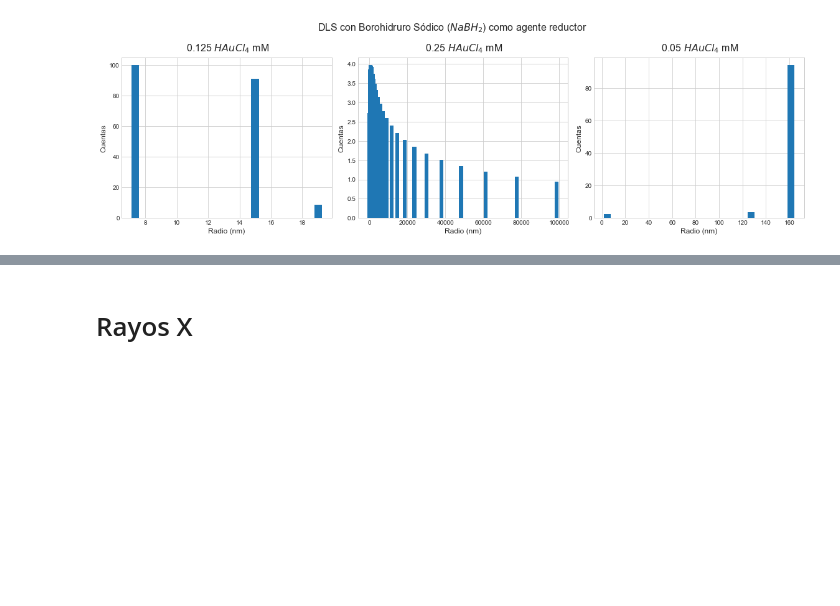
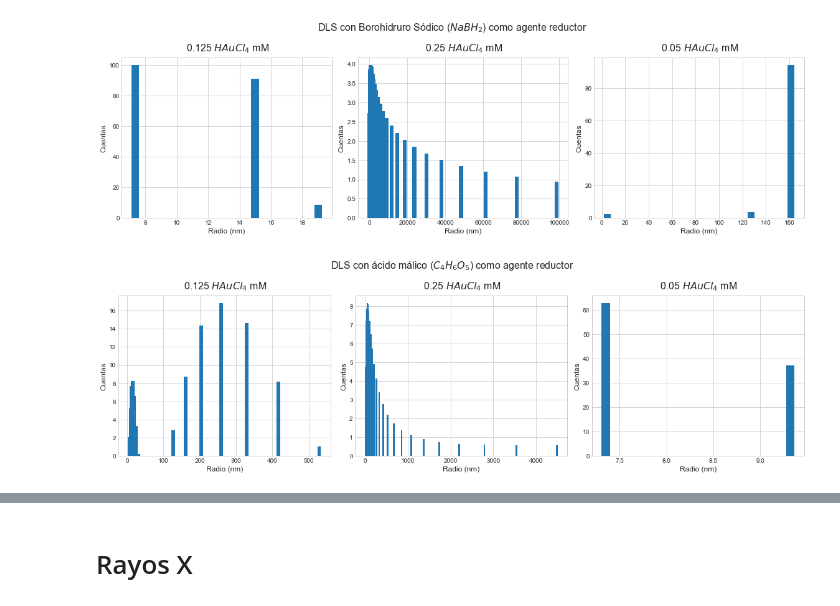
Before and after one commit to ursulapina/Gold-Nanoparticles, a Jupyter notebook: Resultados.ipynb, the cells around one changed output, grey strips where cells are left out. Saved outputs shown, nothing was run; the diff lists cells and outputs as text; code cells hidden in the pictures; blank space fills up the shorter version.

Commit message:
Add files via upload
This one includes all DLS graphs. There is a section with all the data without zeros, useful for deriving conclusions.

```diff
--- a/Resultados.ipynb
+++ b/Resultados.ipynb
@@ -67,3 +68,26 @@ plt.xlabel('Radio (nm)')
 plt.savefig('DLS_Boro.png', bbox_inches='tight')
 # %% [output]
 [figure]
+# %%
+plt.subplot(1 ,3 ,1)
+plt.bar(Malico125['Radius (nm)'],Malico125['Malico125'],width=10)
+plt.title(' 0.125 $HAuCl_4$ mM ');
+plt.ylabel('Cuentas')
+plt.xlabel('Radio (nm)')
+
+plt.subplot(1, 3, 2)
+plt.bar(Malico25['Radius (nm)'],Malico25['Malico25'],width=40)
+plt.title(' 0.25 $HAuCl_4$ mM ');
+plt.ylabel('Cuentas')
+plt.xlabel('Radio (nm)')
+
+plt.subplot(1, 3, 3)
+plt.bar(Malico5['Radius (nm)'],Malico5['Malico5'],width=.09)
+plt.title(' 0.05 $HAuCl_4$ mM ');
+plt.suptitle('DLS con ácido málico ($C_4H_6O_5$) como agente reductor', size = 16);
+plt.ylabel('Cuentas')
+plt.xlabel('Radio (nm)')
+
+plt.savefig('DLS_Malico.png', bbox_inches='tight')
+# %% [output]
+[figure, added]
```
Also changed, not shown: parts of 9 cells of this notebook.
